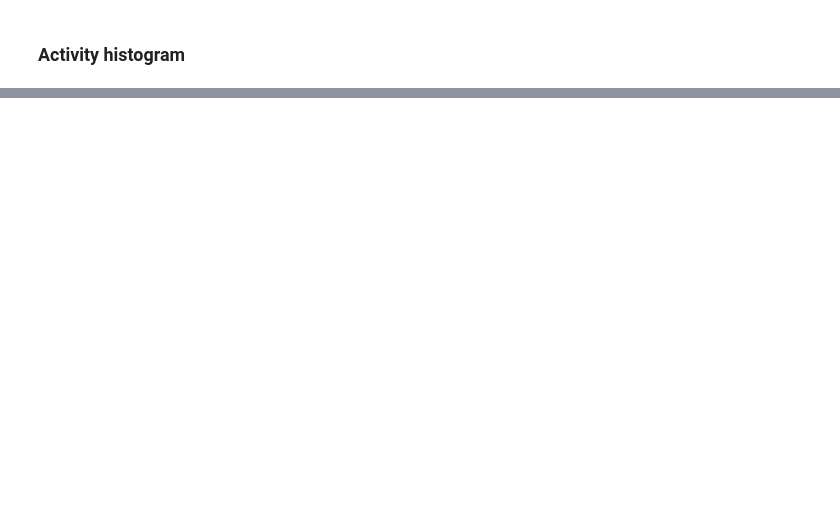
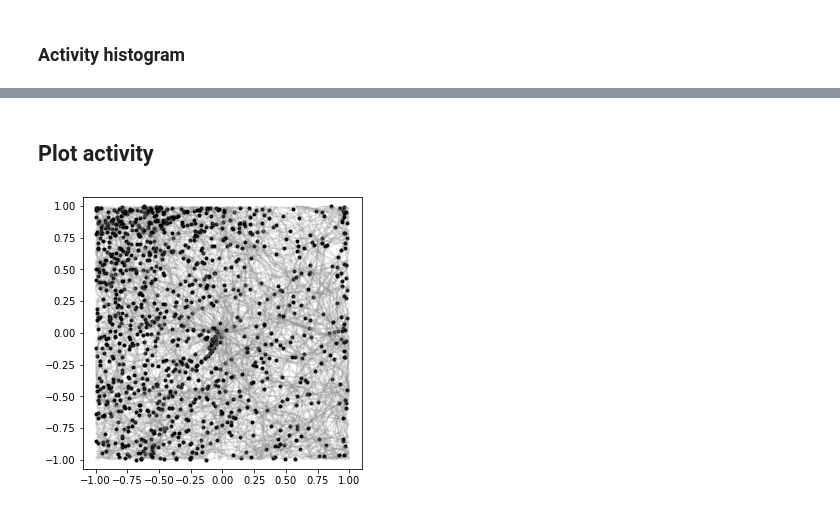
Before and after one commit to conormcgrory/rnn_spatial, a Jupyter notebook: inspect_model_tuning.ipynb, the cells around one changed output, grey strips where cells are left out. Saved outputs shown, nothing was run; the diff lists cells and outputs as text; code cells hidden in the pictures; blank space fills up the shorter version.

```diff
--- a/inspect_model_tuning.ipynb
+++ b/inspect_model_tuning.ipynb
@@ -87,0 +92,23 @@ plt.savefig(f'{RUN_DIRNAME}_activity.png')
+# %% [markdown]
+## Plot activity
+# %%
+n_trials_plt = 100
+th = 0.2
+neuron = 6
+
+fig, ax = plt.subplots(1, figsize=(5, 5))
+ax.axis('equal')
+
+for t in range(n_trials_plt):
+
+    x = pos[t, :, 0]
+    y = pos[t, :, 1]
+
+    spk_idx = h[t, :, neuron] > th
+    x_spk = x[spk_idx]
+    y_spk = y[spk_idx]
+
+    plt.plot(x, y, color='grey', alpha=0.2)
+    plt.plot(x_spk, y_spk, 'k.')
+# %% [output]
+[figure, added]
```
Also changed, not shown: parts of 5 cells of this notebook, 5 other files.
